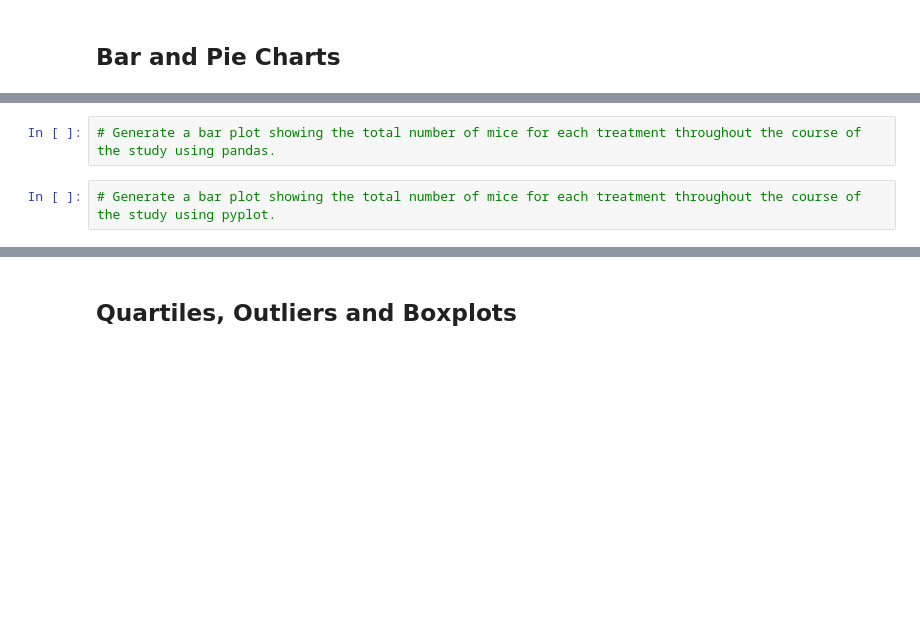
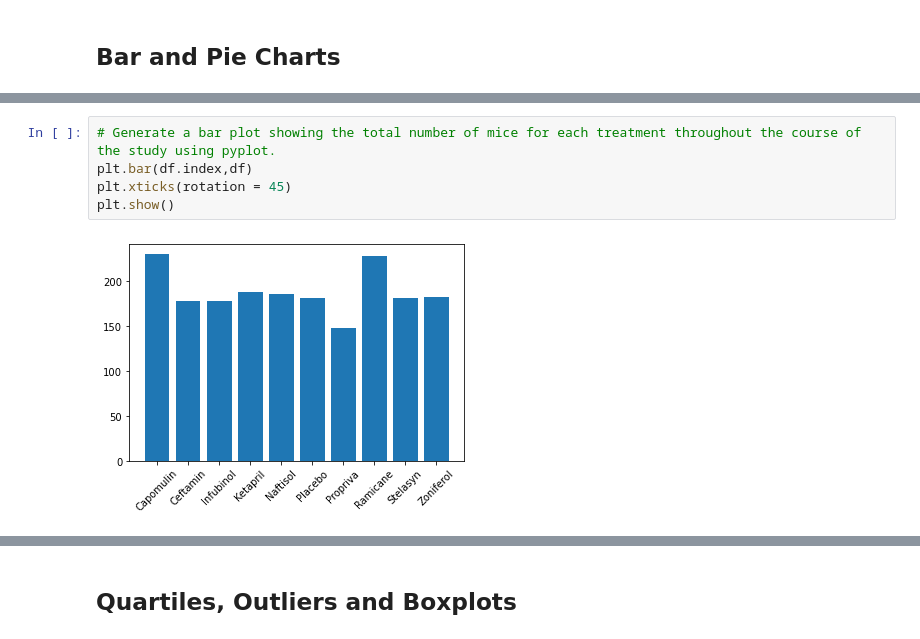
Before and after one commit to PCMurray2234/matplotlib-challenge, a Jupyter notebook: Pymaceuticals/pymaceuticals_starter.ipynb, the cells around one changed output, grey strips where cells are left out. Cells and saved outputs as stored; diff of their text form; blank space fills up the shorter version.

```diff
--- a/Pymaceuticals/pymaceuticals_starter.ipynb
+++ b/Pymaceuticals/pymaceuticals_starter.ipynb
@@ -107,6 +141,9 @@ mouse.head()
 # %%
-# Generate a bar plot showing the total number of mice for each treatment throughout the course of the study using pandas.
+# Generate a bar plot showing the total number of mice for each treatment throughout the course of the study using pyplot.
+plt.bar(df.index,df)
+plt.xticks(rotation = 45)
+plt.show()
+# %% [output]
+[figure, added]
-# %%
-# Generate a bar plot showing the total number of mice for each treatment throughout the course of the study using pyplot.
 # %%
 # Generate a pie plot showing the distribution of female versus male mice using pandas
```
Also changed, not shown: parts of 26 cells of this notebook, 1 other file.
